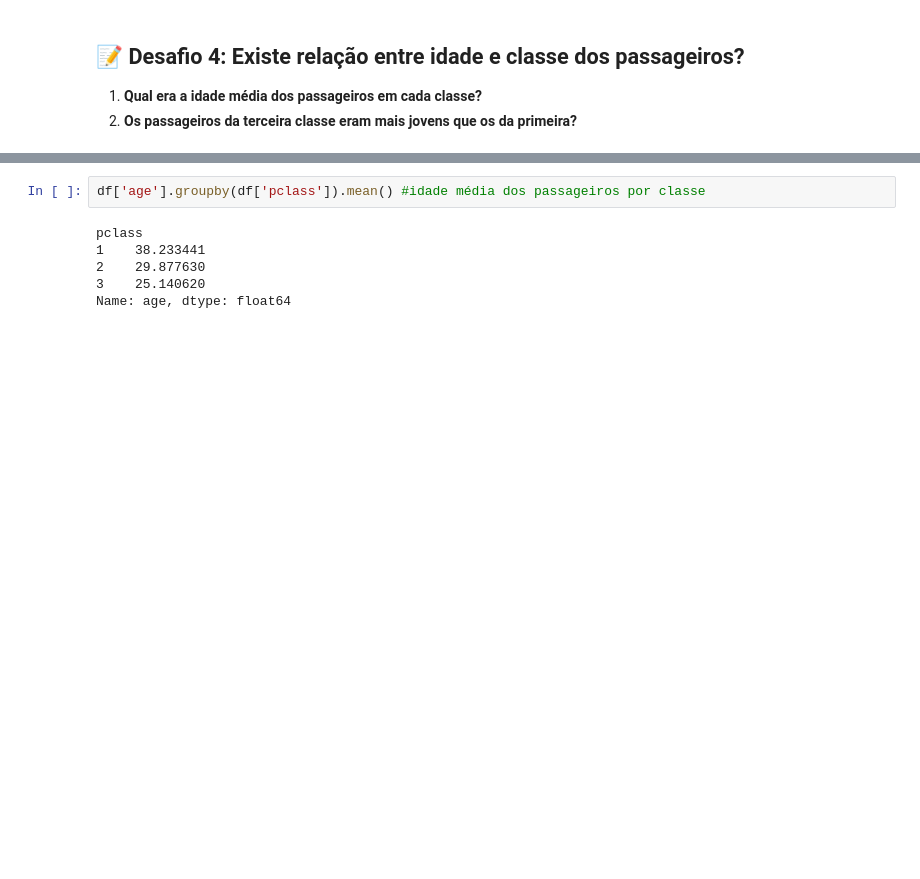
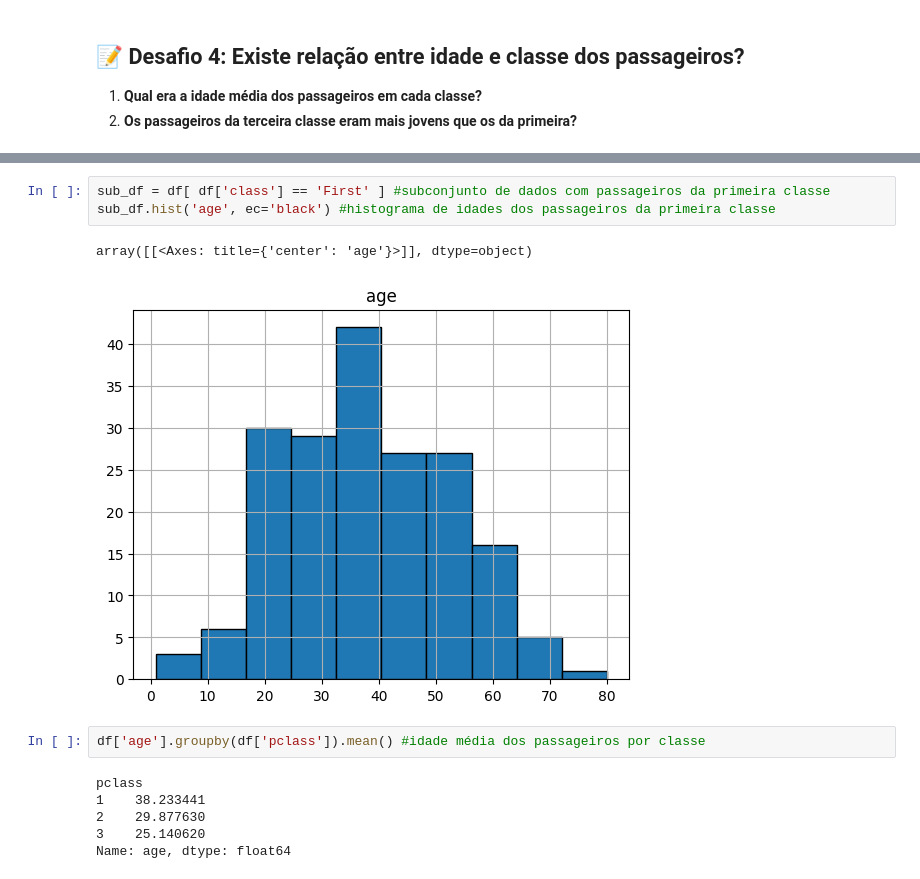
Before and after one commit to jfandre00/Curso-Python-Infnet, a Jupyter notebook: Python para Dados 1T25/Material do Professor/7 - Resolvido André - Projeto_com_pacote_pandas.ipynb, the cells around one changed output, grey strips where cells are left out. Drawn from its saved outputs; the diff is of its cells as text; blank space fills up the shorter version.

```diff
--- a/Python para Dados 1T25/Material do Professor/7 - Resolvido André - Projeto_com_pacote_pandas.ipynb
+++ b/Python para Dados 1T25/Material do Professor/7 - Resolvido André - Projeto_com_pacote_pandas.ipynb
@@ -220,3 +275,9 @@ df[(df['fare'] > 250) & (df['pclass'] == 1) & (df['survived'] == 1)] #pagou mais
+# %%
+sub_df = df[ df['class'] == 'First' ] #subconjunto de dados com passageiros da primeira classe
+sub_df.hist('age', ec='black') #histograma de idades dos passageiros da primeira classe
+# %% [output]
+array([[<Axes: title={'center': 'age'}>]], dtype=object)
+[figure, added]
 # %%
 df['age'].groupby(df['pclass']).mean() #idade média dos passageiros por classe
 # %% [output]
```
Also changed, not shown: parts of 20 cells of this notebook, 9 other files.
